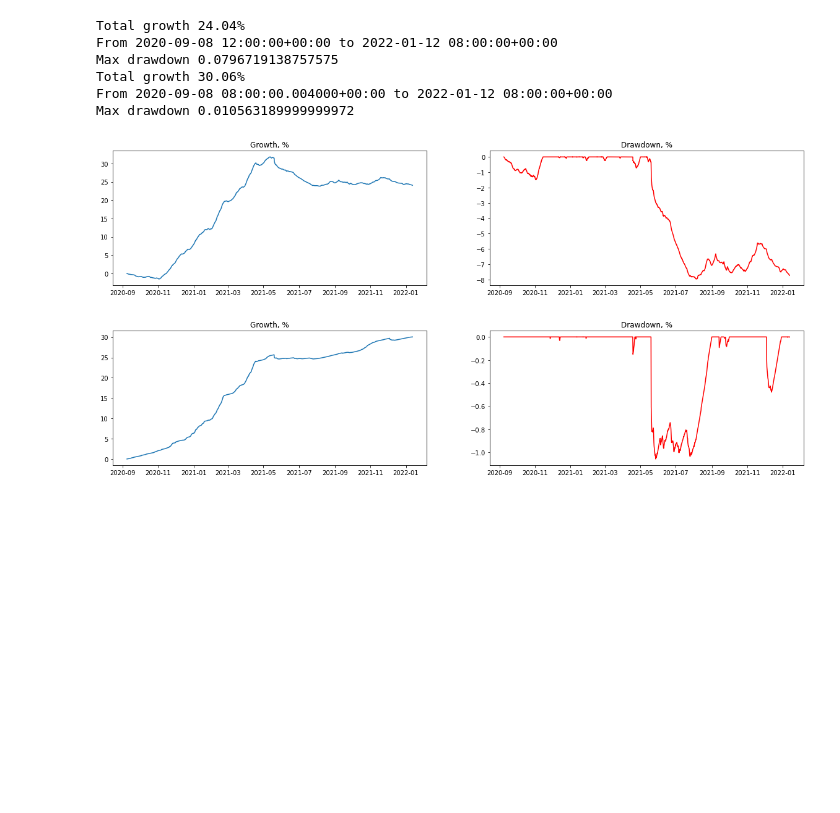
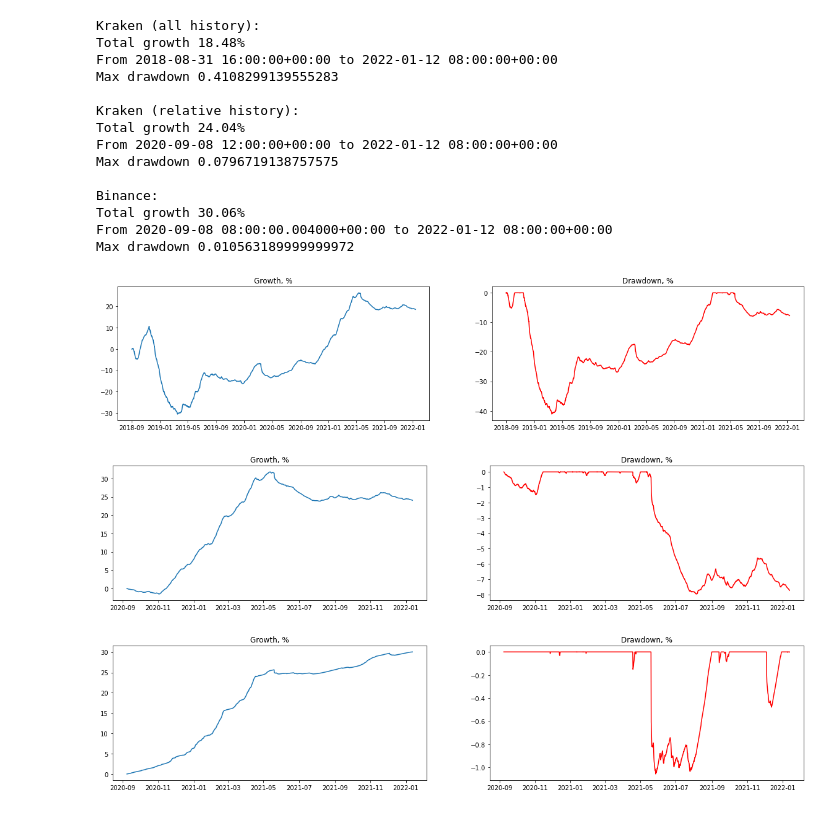
Before and after one commit to alun/mining-analysis, a Jupyter notebook: perpetual_futures.ipynb, the cells around one changed output. Drawn from its saved outputs; the diff is of its cells as text; code cells hidden in the pictures; blank space fills up the shorter version.

```diff
--- a/perpetual_futures.ipynb
+++ b/perpetual_futures.ipynb
@@ -55,18 +55,35 @@ def show_stats(df):
 
   print(f'Max drawdown {-dd.min()}')
 # %%
-kraken_df = load_funding_history_kraken('PI_LTCUSD')
-binance_df = load_funding_history_binance('LTCUSD_PERP')
-kraken_df = kraken_df[kraken_df.index > binance_df.index.min()]
+def compare_funding_stats(symbol):
+  kraken_df = load_funding_history_kraken(f'PI_{symbol}')
+  binance_df = load_funding_history_binance(f'{symbol}_PERP')
 
-show_stats(kraken_df)
-show_stats(binance_df)
+  print('Kraken (all history):')
+  show_stats(kraken_df)
+
+  print('\nKraken (relative history):')
+  show_stats(kraken_df[kraken_df.index > binance_df.index.min()])
+
+  print('\nBinance:')
+  show_stats(binance_df)
-# %% [output]
-Total growth 24.04%
-From 2020-09-08 12:00:00+00:00 to 2022-01-12 08:00:00+00:00
-Max drawdown 0.0796719138757575
-Total growth 30.06%
-From 2020-09-08 08:00:00.004000+00:00 to 2022-01-12 08:00:00+00:00
-Max drawdown 0.010563189999999972
-[figure, removed]
-[figure, removed]
+# %%
+compare_funding_stats('LTCUSD')
+# %% [output]
+Kraken (all history):
+Total growth 18.48%
+From 2018-08-31 16:00:00+00:00 to 2022-01-12 08:00:00+00:00
+Max drawdown 0.4108299139555283
+
+Kraken (relative history):
+Total growth 24.04%
+From 2020-09-08 12:00:00+00:00 to 2022-01-12 08:00:00+00:00
+Max drawdown 0.0796719138757575
+
+Binance:
+Total growth 30.06%
+From 2020-09-08 08:00:00.004000+00:00 to 2022-01-12 08:00:00+00:00
+Max drawdown 0.010563189999999972
+[figure, added]
+[figure, added]
+[figure, added]
```
Also changed, not shown: parts of 3 cells of this notebook.
